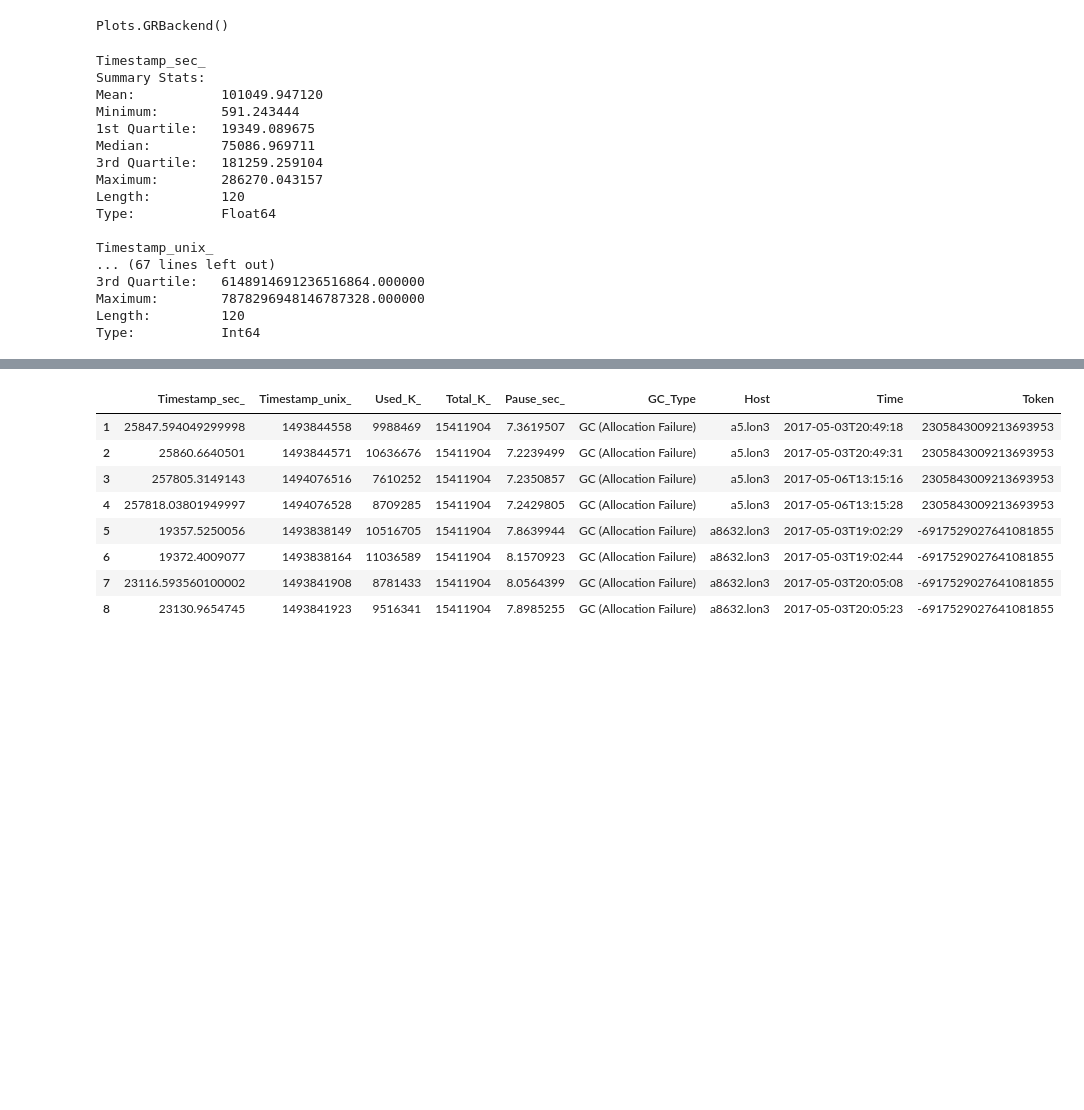
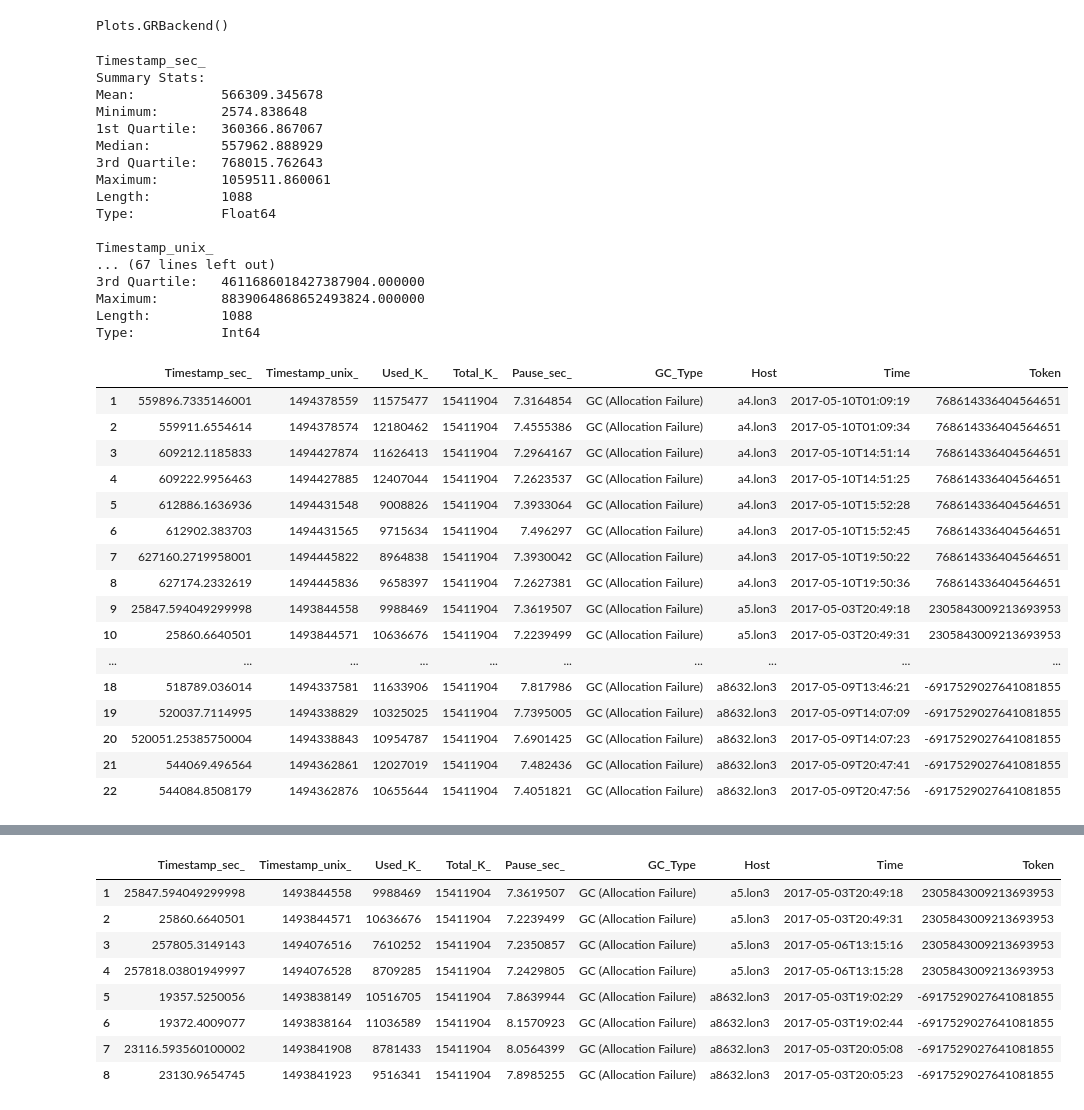
Before and after one commit to bogdad/gcprocessing, a Jupyter notebook: notebook/gccassandra.ipynb, the cells around one changed output, grey strips where cells are left out. Saved outputs shown, nothing was run; the diff lists cells and outputs as text; code cells hidden in the pictures; blank space fills up the shorter version.

```diff
--- a/notebook/gccassandra.ipynb
+++ b/notebook/gccassandra.ipynb
@@ -86,23 +116,43 @@ Plots.GRBackend()
 # %%
 default(guidefont = font(20), tickfont = font(15))
 # %%
-describe(dfMoreThan(dfNew, 1))
+describe(dfMoreThan(dfNew2, 1))
 # %% [output]
 Timestamp_sec_
 Summary Stats:
-Mean:           101049.947120
-Minimum:        591.243444
-1st Quartile:   19349.089675
-Median:         75086.969711
-3rd Quartile:   181259.259104
-Maximum:        286270.043157
-Length:         120
+Mean:           566309.345678
+Minimum:        2574.838648
+1st Quartile:   360366.867067
+Median:         557962.888929
+3rd Quartile:   768015.762643
+Maximum:        1059511.860061
+Length:         1088
 Type:           Float64
 
 Timestamp_unix_
 ... (67 lines left out)
-3rd Quartile:   6148914691236516864.000000
-Maximum:        7878296948146787328.000000
-Length:         120
+3rd Quartile:   4611686018427387904.000000
+Maximum:        8839064868652493824.000000
+Length:         1088
 Type:           Int64
+# %%
+dfMoreThan(dfNew2, 5)
+# %% [output]
+|  | Timestamp_sec_ | Timestamp_unix_ | Used_K_ | Total_K_ | Pause_sec_ | GC_Type | Host | Time | Token |
+| 1 | 559896.7335146001 | 1494378559 | 11575477 | 15411904 | 7.3164854 | GC (Allocation Failure) | a4.lon3 | 2017-05-10T01:09:19 | 768614336404564651 |
+| 2 | 559911.6554614 | 1494378574 | 12180462 | 15411904 | 7.4555386 | GC (Allocation Failure) | a4.lon3 | 2017-05-10T01:09:34 | 768614336404564651 |
+| 3 | 609212.1185833 | 1494427874 | 11626413 | 15411904 | 7.2964167 | GC (Allocation Failure) | a4.lon3 | 2017-05-10T14:51:14 | 768614336404564651 |
+| 4 | 609222.9956463 | 1494427885 | 12407044 | 15411904 | 7.2623537 | GC (Allocation Failure) | a4.lon3 | 2017-05-10T14:51:25 | 768614336404564651 |
+| 5 | 612886.1636936 | 1494431548 | 9008826 | 15411904 | 7.3933064 | GC (Allocation Failure) | a4.lon3 | 2017-05-10T15:52:28 | 768614336404564651 |
+| 6 | 612902.383703 | 1494431565 | 9715634 | 15411904 | 7.496297 | GC (Allocation Failure) | a4.lon3 | 2017-05-10T15:52:45 | 768614336404564651 |
+| 7 | 627160.2719958001 | 1494445822 | 8964838 | 15411904 | 7.3930042 | GC (Allocation Failure) | a4.lon3 | 2017-05-10T19:50:22 | 768614336404564651 |
+| 8 | 627174.2332619 | 1494445836 | 9658397 | 15411904 | 7.2627381 | GC (Allocation Failure) | a4.lon3 | 2017-05-10T19:50:36 | 768614336404564651 |
+| 9 | 25847.594049299998 | 1493844558 | 9988469 | 15411904 | 7.3619507 | GC (Allocation Failure) | a5.lon3 | 2017-05-03T20:49:18 | 2305843009213693953 |
+| 10 | 25860.6640501 | 1493844571 | 10636676 | 15411904 | 7.2239499 | GC (Allocation Failure) | a5.lon3 | 2017-05-03T20:49:31 | 2305843009213693953 |
+| ... | ... | ... | ... | ... | ... | ... | ... | ... | ... |
+| 18 | 518789.036014 | 1494337581 | 11633906 | 15411904 | 7.817986 | GC (Allocation Failure) | a8632.lon3 | 2017-05-09T13:46:21 | -6917529027641081855 |
+| 19 | 520037.7114995 | 1494338829 | 10325025 | 15411904 | 7.7395005 | GC (Allocation Failure) | a8632.lon3 | 2017-05-09T14:07:09 | -6917529027641081855 |
+| 20 | 520051.25385750004 | 1494338843 | 10954787 | 15411904 | 7.6901425 | GC (Allocation Failure) | a8632.lon3 | 2017-05-09T14:07:23 | -6917529027641081855 |
+| 21 | 544069.496564 | 1494362861 | 12027019 | 15411904 | 7.482436 | GC (Allocation Failure) | a8632.lon3 | 2017-05-09T20:47:41 | -6917529027641081855 |
+| 22 | 544084.8508179 | 1494362876 | 10655644 | 15411904 | 7.4051821 | GC (Allocation Failure) | a8632.lon3 | 2017-05-09T20:47:56 | -6917529027641081855 |
 # %%
```
Also changed, not shown: parts of 5 cells of this notebook.
